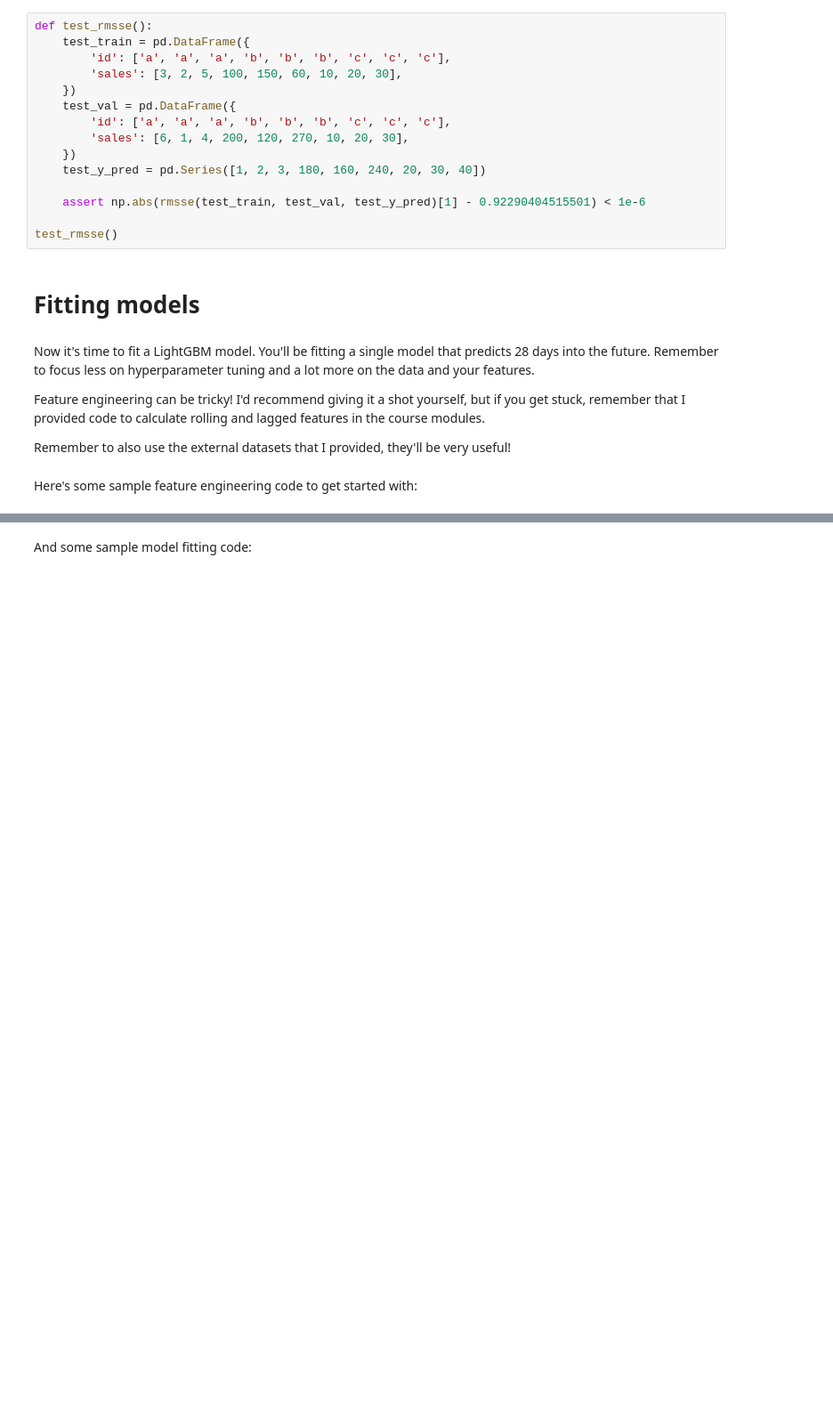
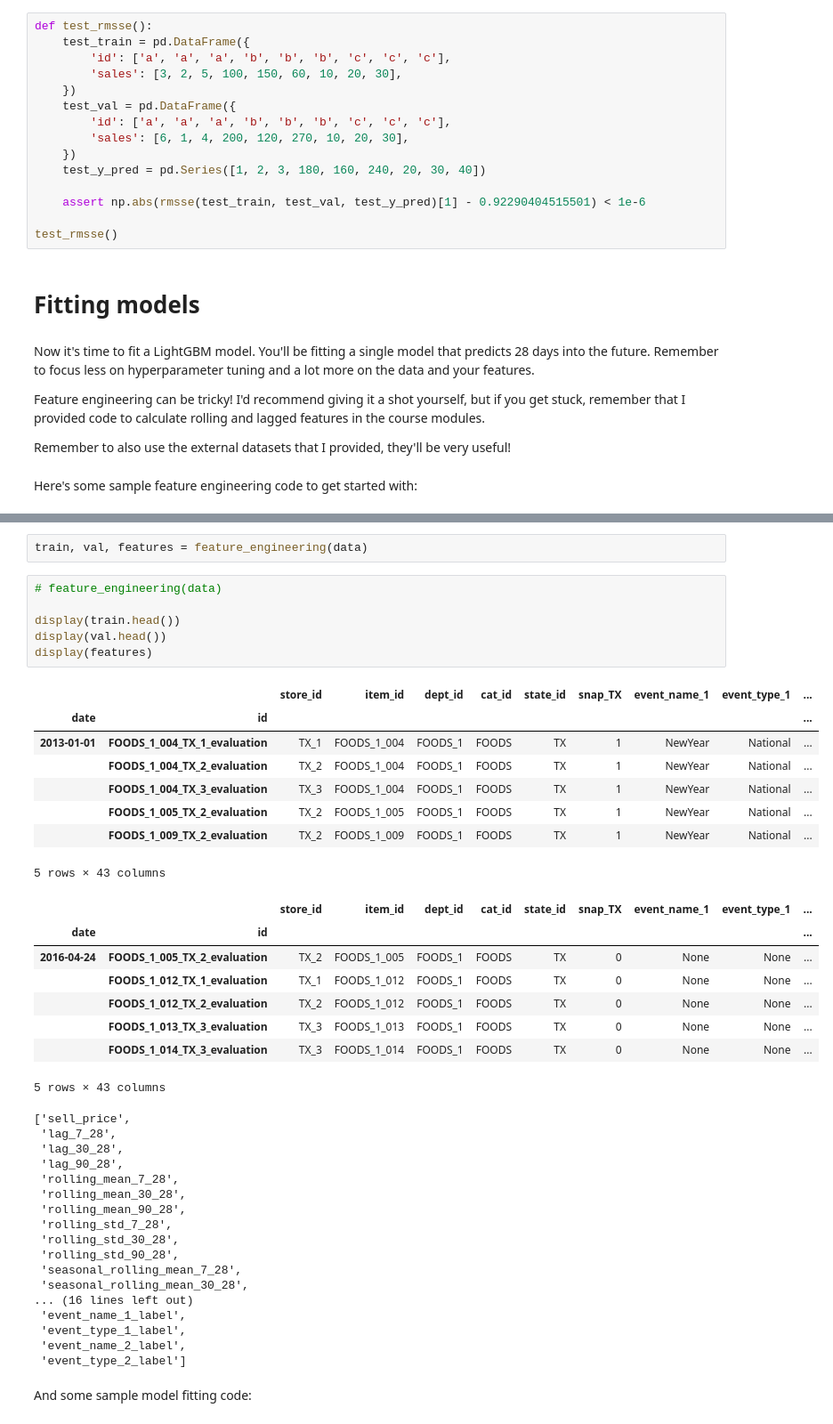
Before and after one commit to eliekawerk/corise-ml-forecasting, a Jupyter notebook: project_2.ipynb, the cells around one changed output, grey strips where cells are left out. Shown: that part at 89% size. Saved outputs shown, nothing was run; the diff lists cells and outputs as text; blank space fills up the shorter version.

```diff
--- a/project_2.ipynb
+++ b/project_2.ipynb
@@ -277,3 +453,45 @@ def feature_engineering(df):
+# %%
+train, val, features = feature_engineering(data)
+# %%
+# feature_engineering(data)
+
+display(train.head())
+display(val.head())
+display(features)
+# %% [output]
+|  |  | store_id | item_id | dept_id | cat_id | state_id | snap_TX | event_name_1 | event_type_1 | ... |
+| date | id |  |  |  |  |  |  |  |  | ... |
+| 2013-01-01 | FOODS_1_004_TX_1_evaluation | TX_1 | FOODS_1_004 | FOODS_1 | FOODS | TX | 1 | NewYear | National | ... |
+|  | FOODS_1_004_TX_2_evaluation | TX_2 | FOODS_1_004 | FOODS_1 | FOODS | TX | 1 | NewYear | National | ... |
+|  | FOODS_1_004_TX_3_evaluation | TX_3 | FOODS_1_004 | FOODS_1 | FOODS | TX | 1 | NewYear | National | ... |
+|  | FOODS_1_005_TX_2_evaluation | TX_2 | FOODS_1_005 | FOODS_1 | FOODS | TX | 1 | NewYear | National | ... |
+|  | FOODS_1_009_TX_2_evaluation | TX_2 | FOODS_1_009 | FOODS_1 | FOODS | TX | 1 | NewYear | National | ... |
+5 rows × 43 columns
+|  |  | store_id | item_id | dept_id | cat_id | state_id | snap_TX | event_name_1 | event_type_1 | ... |
+| date | id |  |  |  |  |  |  |  |  | ... |
+| 2016-04-24 | FOODS_1_005_TX_2_evaluation | TX_2 | FOODS_1_005 | FOODS_1 | FOODS | TX | 0 | None | None | ... |
+|  | FOODS_1_012_TX_1_evaluation | TX_1 | FOODS_1_012 | FOODS_1 | FOODS | TX | 0 | None | None | ... |
+|  | FOODS_1_012_TX_2_evaluation | TX_2 | FOODS_1_012 | FOODS_1 | FOODS | TX | 0 | None | None | ... |
+|  | FOODS_1_013_TX_3_evaluation | TX_3 | FOODS_1_013 | FOODS_1 | FOODS | TX | 0 | None | None | ... |
+|  | FOODS_1_014_TX_3_evaluation | TX_3 | FOODS_1_014 | FOODS_1 | FOODS | TX | 0 | None | None | ... |
+5 rows × 43 columns
+['sell_price',
+ 'lag_7_28',
+ 'lag_30_28',
+ 'lag_90_28',
+ 'rolling_mean_7_28',
+ 'rolling_mean_30_28',
+ 'rolling_mean_90_28',
+ 'rolling_std_7_28',
+ 'rolling_std_30_28',
+ 'rolling_std_90_28',
+ 'seasonal_rolling_mean_7_28',
+ 'seasonal_rolling_mean_30_28',
+... (16 lines left out)
+ 'event_name_1_label',
+ 'event_type_1_label',
+ 'event_name_2_label',
+ 'event_type_2_label']
 # %% [markdown]
 And some sample model fitting code:
 # %%
```
Also changed, not shown: parts of 17 cells of this notebook.
